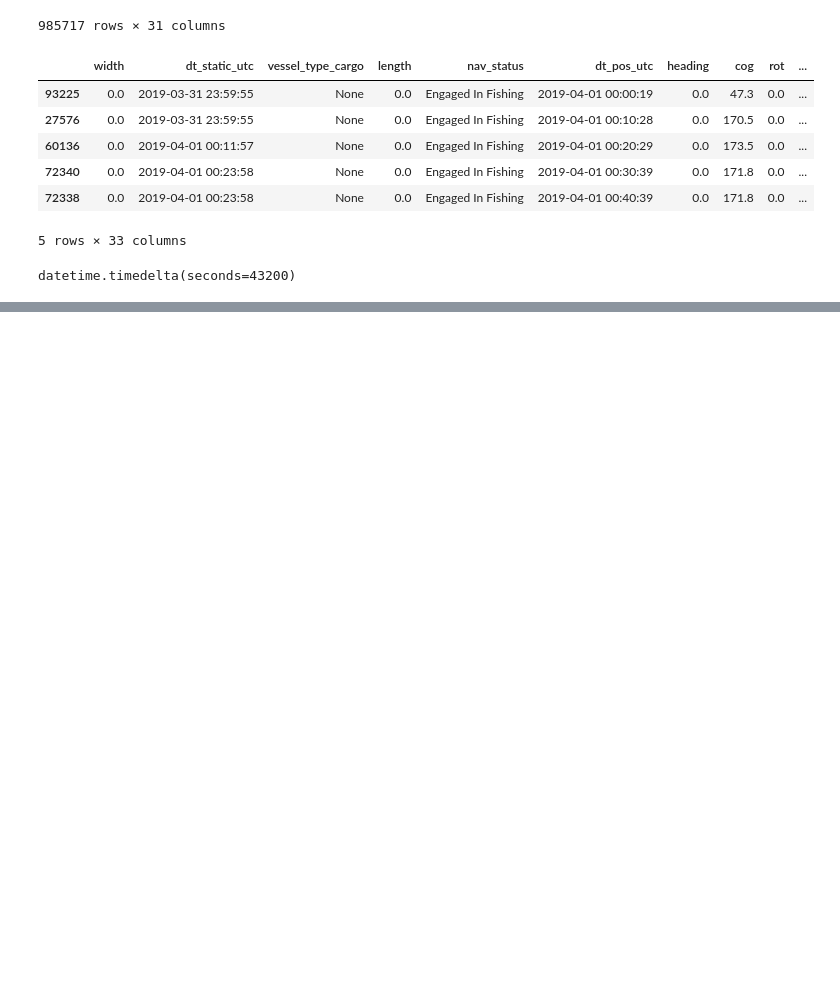
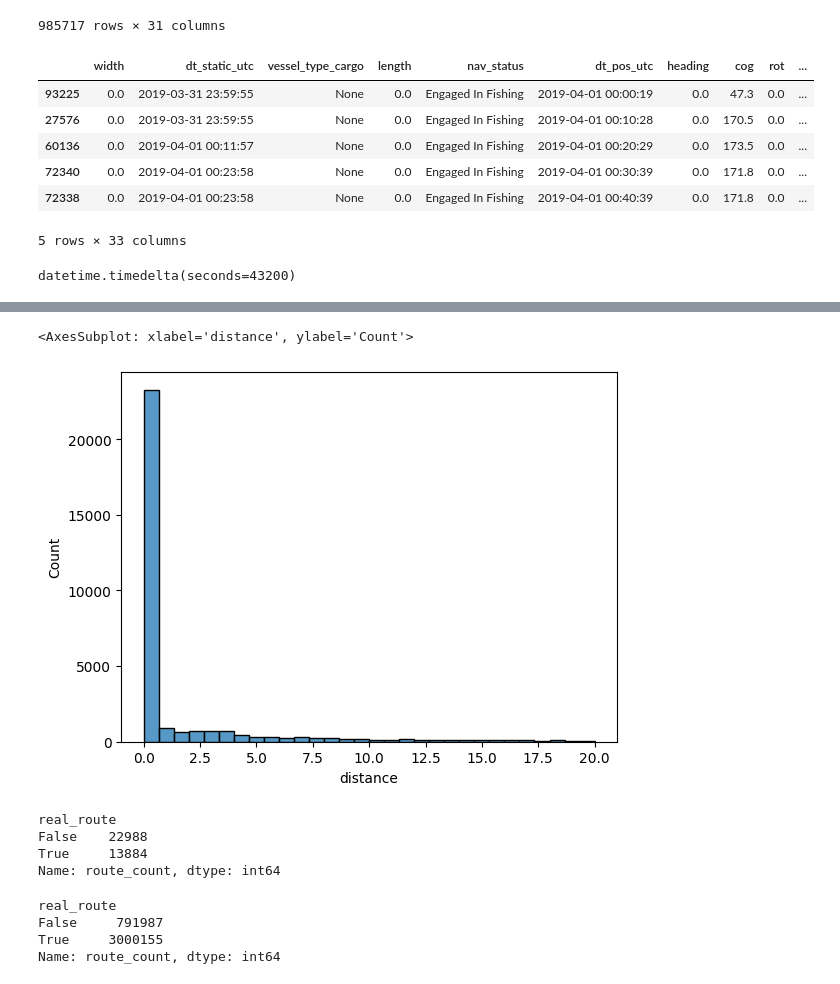
Before and after one commit to InseeFrLab/hackathon-un-2022, a Jupyter notebook: notebooks/ports_sspcloud.ipynb, the cells around one changed output, grey strips where cells are left out. Drawn from its saved outputs; the diff is of its cells as text; code cells hidden in the pictures; blank space fills up the shorter version.

```diff
--- a/notebooks/ports_sspcloud.ipynb
+++ b/notebooks/ports_sspcloud.ipynb
@@ -319,0 +479,4 @@ def assign_route(df):
+# %%
+routes_df['distance'] = [geopy.distance.geodesic([latitude_first, longitude_first], [latitude_last, longitude_last]).km
+                         for (latitude_first, longitude_first, latitude_last, longitude_last) in
+                         zip(routes_df['latitude_first'], routes_df['longitude_first'], routes_df['latitude_last'], routes_df['longitude_last'])]
@@ -319,0 +500,5 @@ def assign_route(df):
+# %%
+sns.histplot(data=routes_df[routes_df['distance'] < 20], x='distance', bins=30)
+# %% [output]
+<AxesSubplot: xlabel='distance', ylabel='Count'>
+[figure, added]
@@ -319,0 +507,14 @@ def assign_route(df):
+# %%
+routes_df.groupby('real_route')['route_count'].count()
+# %% [output]
+real_route
+False    22988
+True     13884
+Name: route_count, dtype: int64
+# %%
+routes_df.groupby('real_route')['route_count'].sum()
+# %% [output]
+real_route
+False     791987
+True     3000155
+Name: route_count, dtype: int64
```
Also changed, not shown: parts of 54 cells of this notebook.
